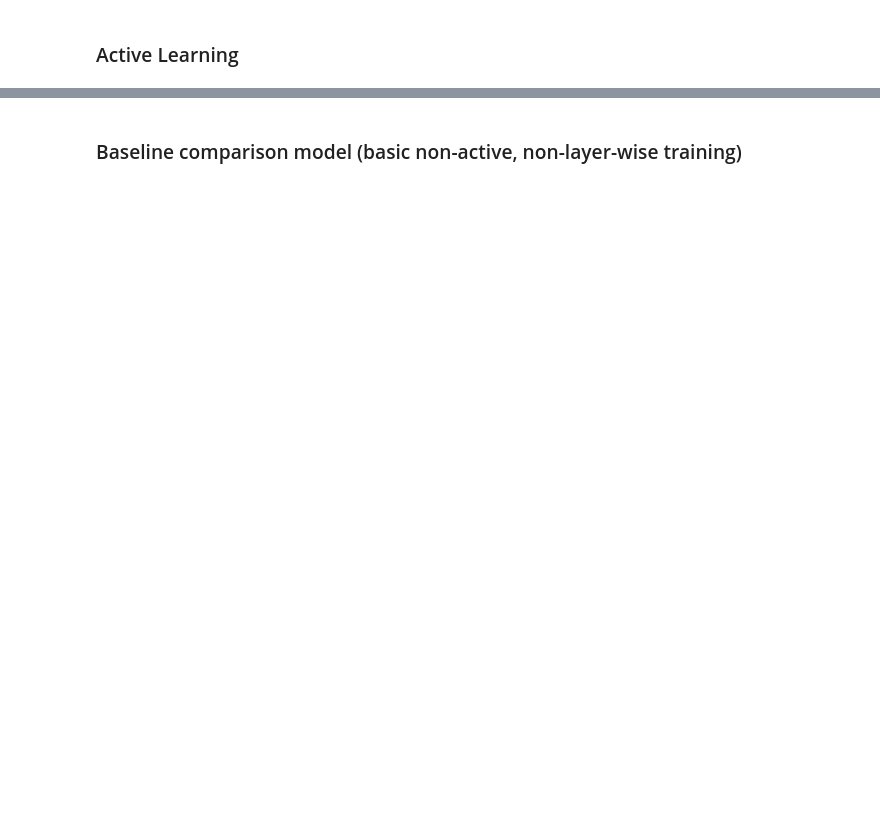
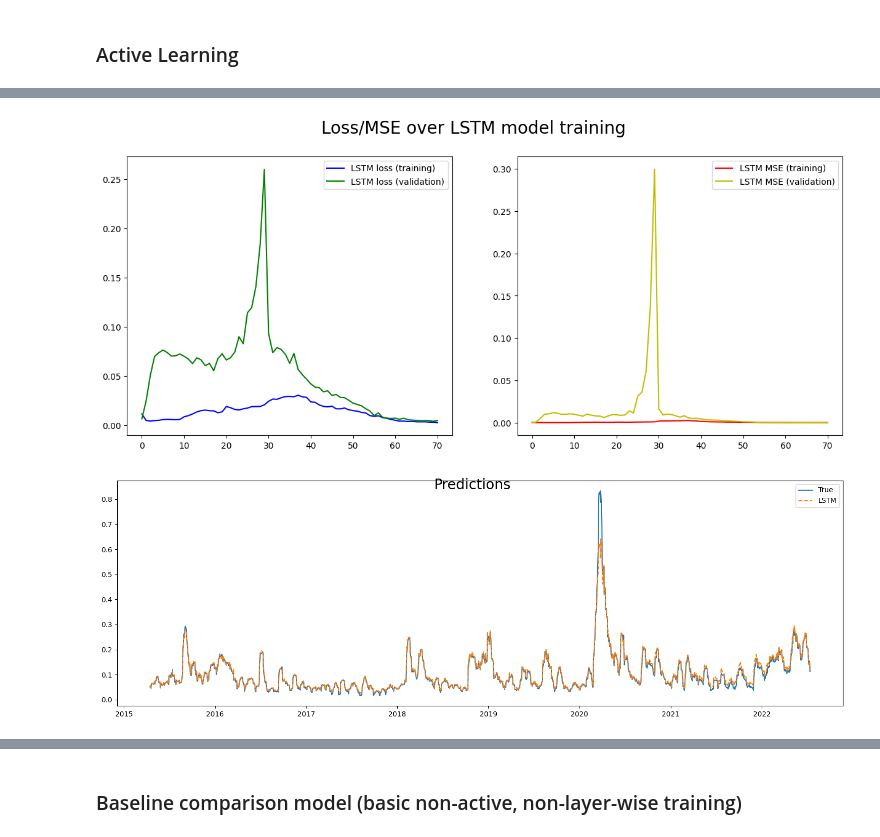
Before and after one commit to gittmp/sustainable-risk-modelling, a Jupyter notebook: Program/risk-forecasting.ipynb, the cells around one changed output, grey strips where cells are left out. Saved outputs shown, nothing was run; the diff lists cells and outputs as text; code cells hidden in the pictures; blank space fills up the shorter version.

```diff
--- a/Program/risk-forecasting.ipynb
+++ b/Program/risk-forecasting.ipynb
@@ -567,32 +696,36 @@ if ACTIVE_LEARNING:
 # %%
 if ACTIVE_LEARNING:
     # training loss plot
     fig, ax = plt.subplots(1, 2, figsize=(15, 6), dpi=100)
     fig.suptitle("Loss/MSE over LSTM model training", fontsize=20)
 
     ax[0].plot(histories['loss'], color='b', label="LSTM loss (training)")
     ax[0].plot(histories['val_loss'], color='g', label="LSTM loss (validation)")
     ax[0].legend(loc=0)
 
     ax[1].plot(histories['mse'], color='r', label="LSTM MSE (training)")
     ax[1].plot(histories['val_mse'], color='y', label="LSTM MSE (validation)")
     ax[1].legend(loc=0)
 
     # prediction plot
     y_pred_al = lstm_model.predict(X_test)
-    y_test_plot = pd.Series(y_test.squeeze(1), index=X.resturns[split + LOOKBACK_WINDOW + 1:].keys())
+    y_pred_al = y_pred_al.squeeze(1)
+    y_test_plot = pd.Series(y_test, index=X.returns[split + LOOKBACK_WINDOW + 1:].keys())
 
     fig, ax = plt.subplots(1, 1, figsize=(15, 5), dpi=100)
     fig.suptitle("Predictions", fontsize=20)
 
-    y_pred_plot = pd.Series(y_pred_al.squeeze(1), index=X.returns[split + LOOKBACK_WINDOW + 1:].keys())
+    y_pred_plot = pd.Series(y_pred_al, index=X.returns[split + LOOKBACK_WINDOW + 1:].keys())
 
     ax.plot(y_test_plot, label='True')
     ax.plot(y_pred_plot, linestyle='--', label='LSTM')
     ax.legend(loc=0)
 
     plt.tight_layout()
     plt.show()
+# %% [output]
+[figure, added]
+[figure, added]
 # %%
 if ACTIVE_LEARNING:
     mae = np.abs(np.subtract(y_test, y_pred_al)).mean()
```
Also changed, not shown: parts of 23 cells of this notebook, 2 other files.
